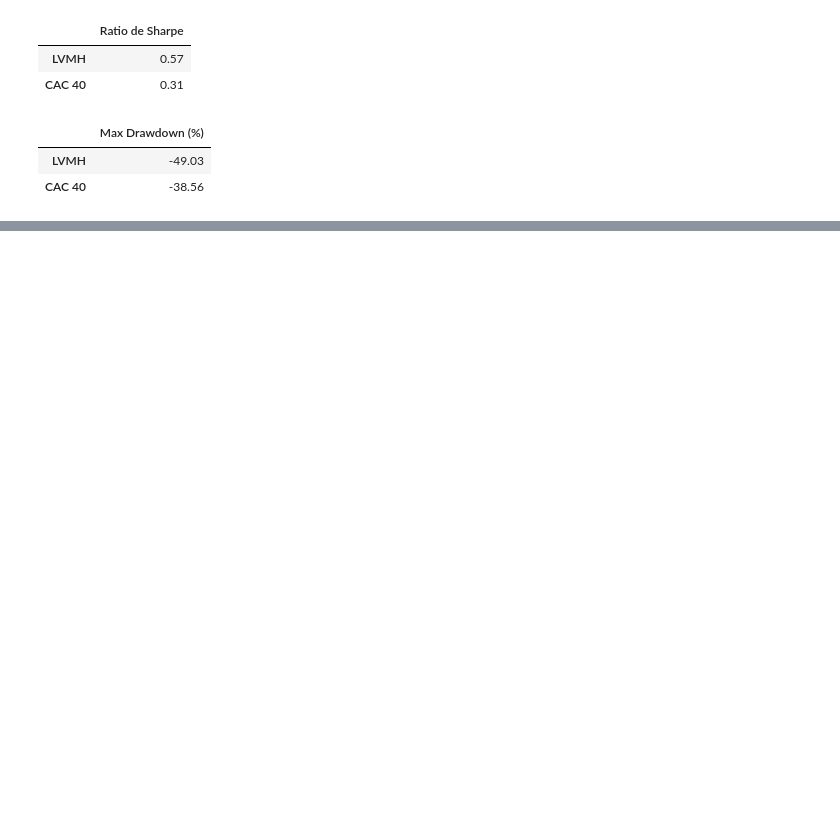
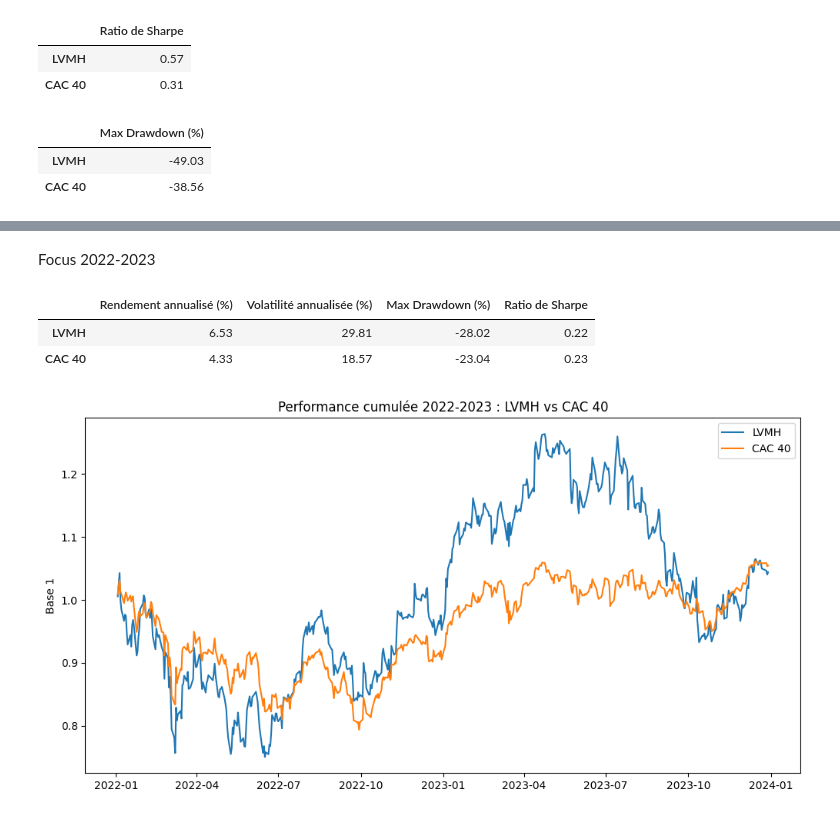
Before and after one commit to melynazrd/IAE_METZ_2026_DATA_AUDIT, a Jupyter notebook: SCRIPTS/analyse_lvmh.ipynb, the cells around one changed output, grey strips where cells are left out. Drawn from its saved outputs; the diff is of its cells as text; code cells hidden in the pictures; blank space fills up the shorter version.

```diff
--- a/SCRIPTS/analyse_lvmh.ipynb
+++ b/SCRIPTS/analyse_lvmh.ipynb
@@ -180,0 +267,48 @@ Tableau comparatif global :
+# %% [markdown]
+Focus 2022-2023
+# %%
+# Focus 2022-2023 : turbulences inflation / taux
+
+periode_22_23 = returns.loc["2022-01-01":"2023-12-31"]
+
+# Rendement annualisé
+annual_22_23 = periode_22_23.mean() * 252
+
+# Volatilité annualisée
+vol_22_23 = periode_22_23.std() * np.sqrt(252)
+
+# Ratio de Sharpe (taux sans risque ≈ 0 pour simplifier)
+sharpe_22_23 = annual_22_23 / vol_22_23
+
+# Performance cumulée
+perf_22_23 = (1 + periode_22_23).cumprod()
+
+# Drawdown
+cum_22_23 = perf_22_23
+roll_max = cum_22_23.cummax()
+drawdown_22_23 = (cum_22_23 - roll_max) / roll_max
+max_dd_22_23 = drawdown_22_23.min()
+
+# Tableau récapitulatif
+summary_22_23 = pd.DataFrame({
+    "Rendement annualisé (%)": annual_22_23 * 100,
+    "Volatilité annualisée (%)": vol_22_23 * 100,
+    "Max Drawdown (%)": max_dd_22_23 * 100,
+    "Ratio de Sharpe": sharpe_22_23,
+})
+
+summary_22_23.index = ["LVMH", "CAC 40"]
+summary_22_23.round(2)
+# %% [output]
+|  | Rendement annualisé (%) | Volatilité annualisée (%) | Max Drawdown (%) | Ratio de Sharpe |
+| LVMH | 6.53 | 29.81 | -28.02 | 0.22 |
+| CAC 40 | 4.33 | 18.57 | -23.04 | 0.23 |
+# %%
+plt.figure(figsize=(12,6))
+plt.plot(perf_22_23)
+plt.title("Performance cumulée 2022-2023 : LVMH vs CAC 40")
+plt.ylabel("Base 1")
+plt.legend(["LVMH", "CAC 40"])
+plt.show()
+# %% [output]
+[figure, added]
```
Also changed, not shown: parts of 18 cells of this notebook.
